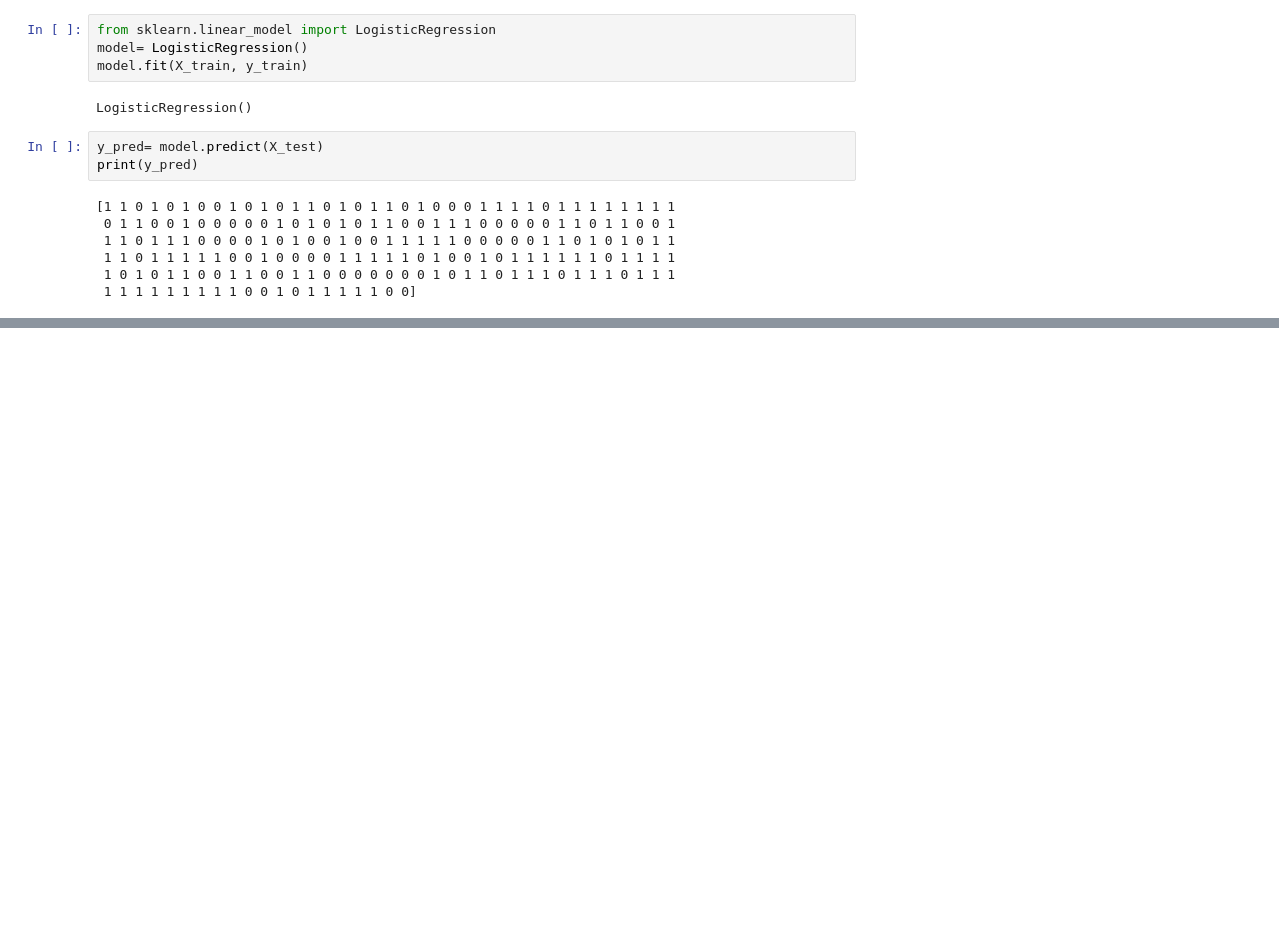
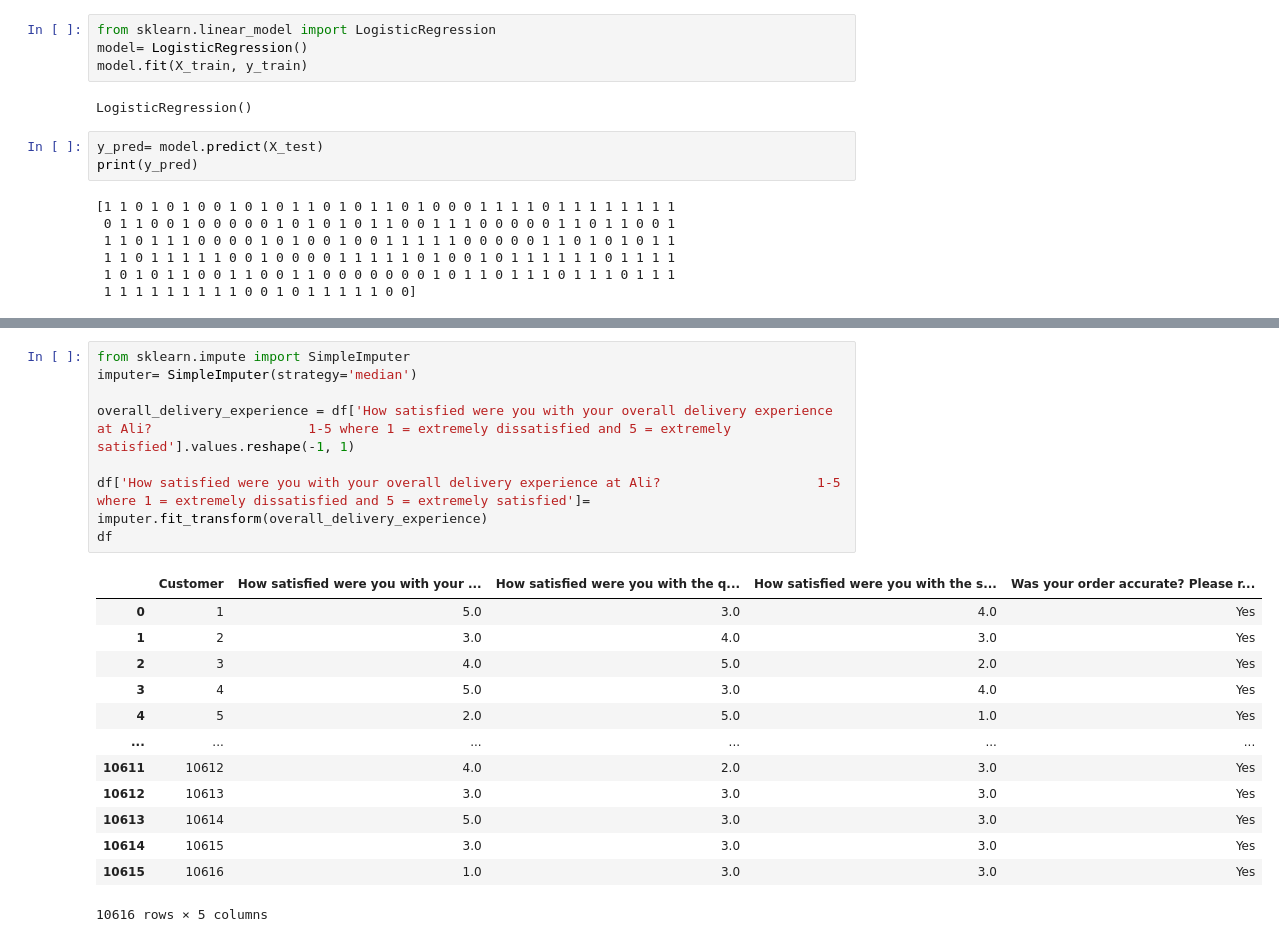
Before and after one commit to amber-khurshid/100DaysOfBytewise, a Jupyter notebook: twelfth_task.ipynb, the cells around one changed output, grey strips where cells are left out. Drawn from its saved outputs; the diff is of its cells as text; blank space fills up the shorter version.

```diff
--- a/twelfth_task.ipynb
+++ b/twelfth_task.ipynb
@@ -442,0 +631,22 @@ print(y_pred)
+# %%
+from sklearn.impute import SimpleImputer
+imputer= SimpleImputer(strategy='median')
+
+overall_delivery_experience = df['How satisfied were you with your overall delivery experience at Ali?                    1-5 where 1 = extremely dissatisfied and 5 = extremely satisfied'].values.reshape(-1, 1)
+
+df['How satisfied were you with your overall delivery experience at Ali?                    1-5 where 1 = extremely dissatisfied and 5 = extremely satisfied']= imputer.fit_transform(overall_delivery_experience)
+df
+# %% [output]
+|  | Customer | How satisfied were you with your ... | How satisfied were you with the q... | How satisfied were you with the s... | Was your order accurate? Please r... |
+| 0 | 1 | 5.0 | 3.0 | 4.0 | Yes |
+| 1 | 2 | 3.0 | 4.0 | 3.0 | Yes |
+| 2 | 3 | 4.0 | 5.0 | 2.0 | Yes |
+| 3 | 4 | 5.0 | 3.0 | 4.0 | Yes |
+| 4 | 5 | 2.0 | 5.0 | 1.0 | Yes |
+| ... | ... | ... | ... | ... | ... |
+| 10611 | 10612 | 4.0 | 2.0 | 3.0 | Yes |
+| 10612 | 10613 | 3.0 | 3.0 | 3.0 | Yes |
+| 10613 | 10614 | 5.0 | 3.0 | 3.0 | Yes |
+| 10614 | 10615 | 3.0 | 3.0 | 3.0 | Yes |
+| 10615 | 10616 | 1.0 | 3.0 | 3.0 | Yes |
+10616 rows × 5 columns
```
Also changed, not shown: parts of 26 cells of this notebook.
